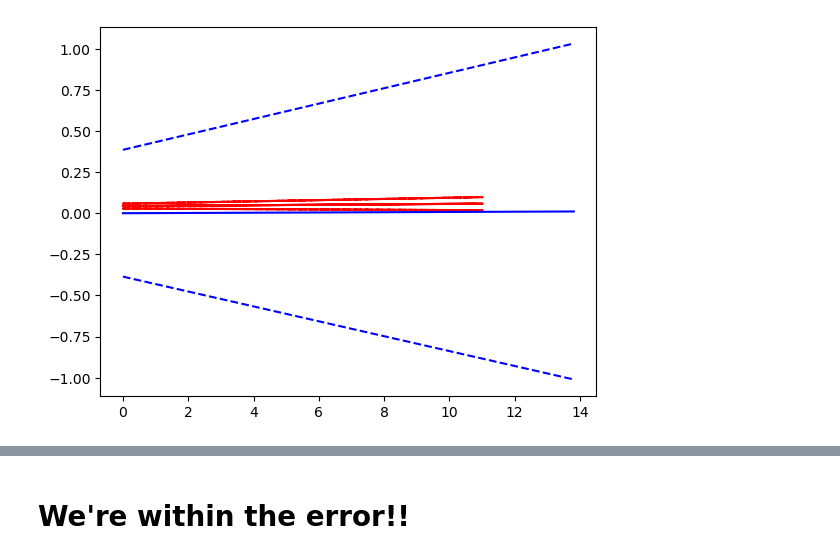
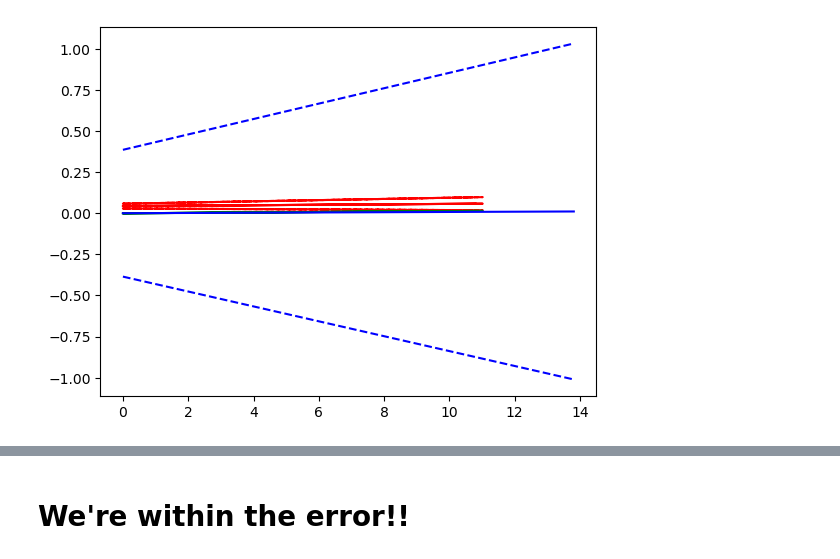
Before and after one commit to lucaslibshutz/spectralResearch, a Jupyter notebook: unc_calc_3.ipynb, the cells around one changed output, grey strips where cells are left out. Saved outputs shown, nothing was run; the diff lists cells and outputs as text; code cells hidden in the pictures.

```diff
--- a/unc_calc_3.ipynb
+++ b/unc_calc_3.ipynb
@@ -220,23 +244,24 @@ m_shifts = np.asarray(m_shifts,dtype=list)
 # %%
 %matplotlib inline
 #Subtract first JD from every other in the list and convert to units in years
 x = (total_arr[:,0]-total_arr[0,0])/365
 #Apply line fit to data, with y_data being the difference between the central position of each spectrum
 #?Only central positions?
 line_fit,cov = curve_fit(line,x,m_shifts[:,0],p0=(1,0),absolute_sigma=True,sigma=np.ones(len(m_shifts)))
 #Plot the shift with +- error
 err = np.sqrt(np.diag(cov))
-plt.plot(x,line(x,line_fit[0],line_fit[1]-2),'r')
+plt.plot(x,line(x,line_fit[0],line_fit[1]),'r')
 plt.plot(x,line(x,line_fit[0]+err[0],(line_fit[1]+err[1])-2),'r--')
 plt.plot(x,line(x,line_fit[0]-err[0],(line_fit[1]-err[1])-2),'r--')
 
 x2 = (date_vector-date_vector[0])/365
 clark_fit,cov2 = curve_fit(line,x2,shift_vals,p0=(1,0),absolute_sigma=True,sigma=np.ones(len(shift_vals)))
 err2 = np.sqrt(np.diag(cov2))
 
+plt.plot(x,line(x,line_fit[0],line_fit[1]-2)-line(0,line_fit[0],line_fit[1]-2),'g')
 plt.plot(x2,line(x2,clark_fit[0],clark_fit[1]),'b')
 plt.plot(x2,line(x2,clark_fit[0]+err2[0],clark_fit[1]+err2[1]),'b--')
 plt.plot(x2,line(x2,clark_fit[0]-err2[0],clark_fit[1]-err2[1]),'b--')
 plt.show()
 # %% [output]
-[figure, old version]
+[figure, new version]
```
Also changed, not shown: parts of 8 cells of this notebook, 1 other file.
